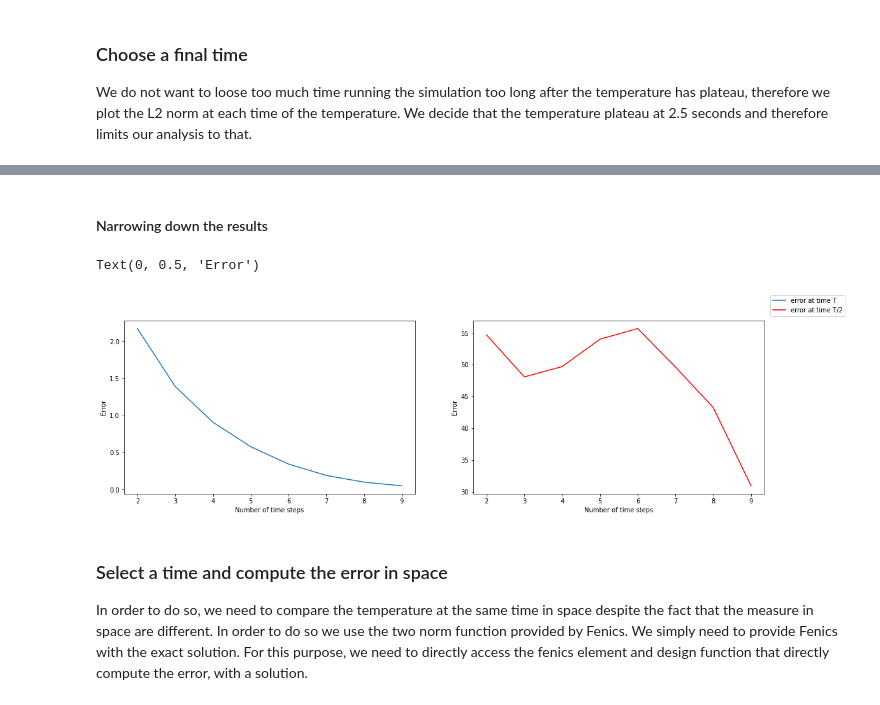
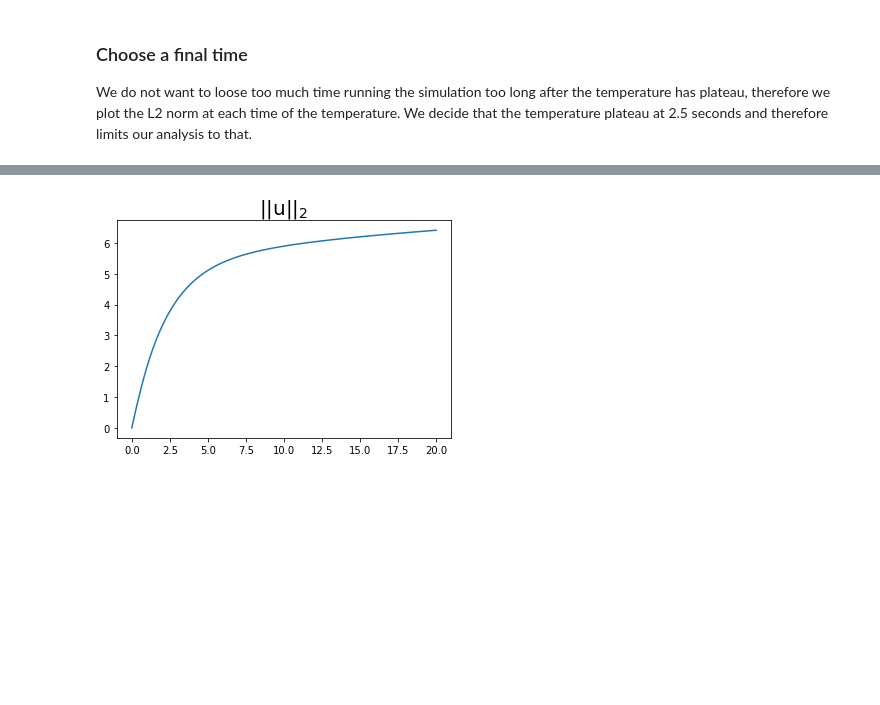
Before and after one commit to alixleroy/PhD-project2, a Jupyter notebook: Alixcode/error-analysis.ipynb, the cells around one changed output, grey strips where cells are left out. Saved outputs shown, nothing was run; the diff lists cells and outputs as text; code cells hidden in the pictures; blank space fills up the shorter version.

```diff
--- a/Alixcode/error-analysis.ipynb
+++ b/Alixcode/error-analysis.ipynb
@@ -197,18 +19,30 @@ Text(0, 0.5, 'Error')
-# %% [markdown]
-#### Narrowing down the results
-# %%
-fig, (ax1,ax2) = plt.subplots(1, 2, figsize=(18, 5)) #create the figure
-ax1.plot(nsteps,error_timeT,label="error at time T")#plot values of the element 0 of the chain
-ax2.plot(nsteps,error_timeThalf,color="red",label = "error at time T/2")
-fig.legend()
-ax1.set_xlabel("Number of time steps")
-ax2.set_xlabel("Number of time steps")
-ax1.set_ylabel("Error")
-ax2.set_ylabel("Error")
-# %% [output]
-Text(0, 0.5, 'Error')
-[figure, removed]
-# %% [markdown]
-### Select a time and compute the error in space
-
-In order to do so, we need to compare the temperature at the same time in space despite the fact that the measure in space are different. In order to do so we use the two norm function provided by Fenics. We simply need to provide Fenics with the exact solution. For this purpose, we need to directly access the fenics element and design function that directly compute the error, with a solution.
+# %%
+
+### Choose a final time
+"""
+We do not want to loose too much time running the simulation too long after the temperature has plateau,
+therefore we plot the L2 norm at each time of the temperature. We decide that the temperature plateau at
+2.5 seconds and therefore limits our analysis to that.
+"""
+
+## Time
+## check whether solver does what we want :
+w = Expression(('2*x[1]*(1-x[0]*x[0])', '-2*x[0]*(1-x[1]*x[1])'), degree=3)
+alpha0 = 1 # Initial value of alpha
+iterations = 100 # Lenght of the MCMC chain
+tau =2 #Value of tau
+epsilon = 1/200 #
+dt = 1/200 #number of time steps taken
+T =  20 #final time
+nx = 30 #size of the grid
+ny = 30 #size of the grid
+dt = 0.1
+num_steps = int(1/dt)
+dt_list = []
+dt_list = dt*np.array([x for x in range(0,int(num_steps*T)+1)])
+u_lists1, unorm_lists1, t_lists1 = solver(nx,ny,tau,alpha0, epsilon, dt, T,w)
+plt.plot(np.linspace(0,T,len(unorm_lists1)),unorm_lists1)
+plt.title("$\|\| u\|\|_2$", fontsize=20)
+plt.show()
+# %% [output]
+[figure, added]
```
Also changed, not shown: parts of 38 cells of this notebook, 1 other file.
